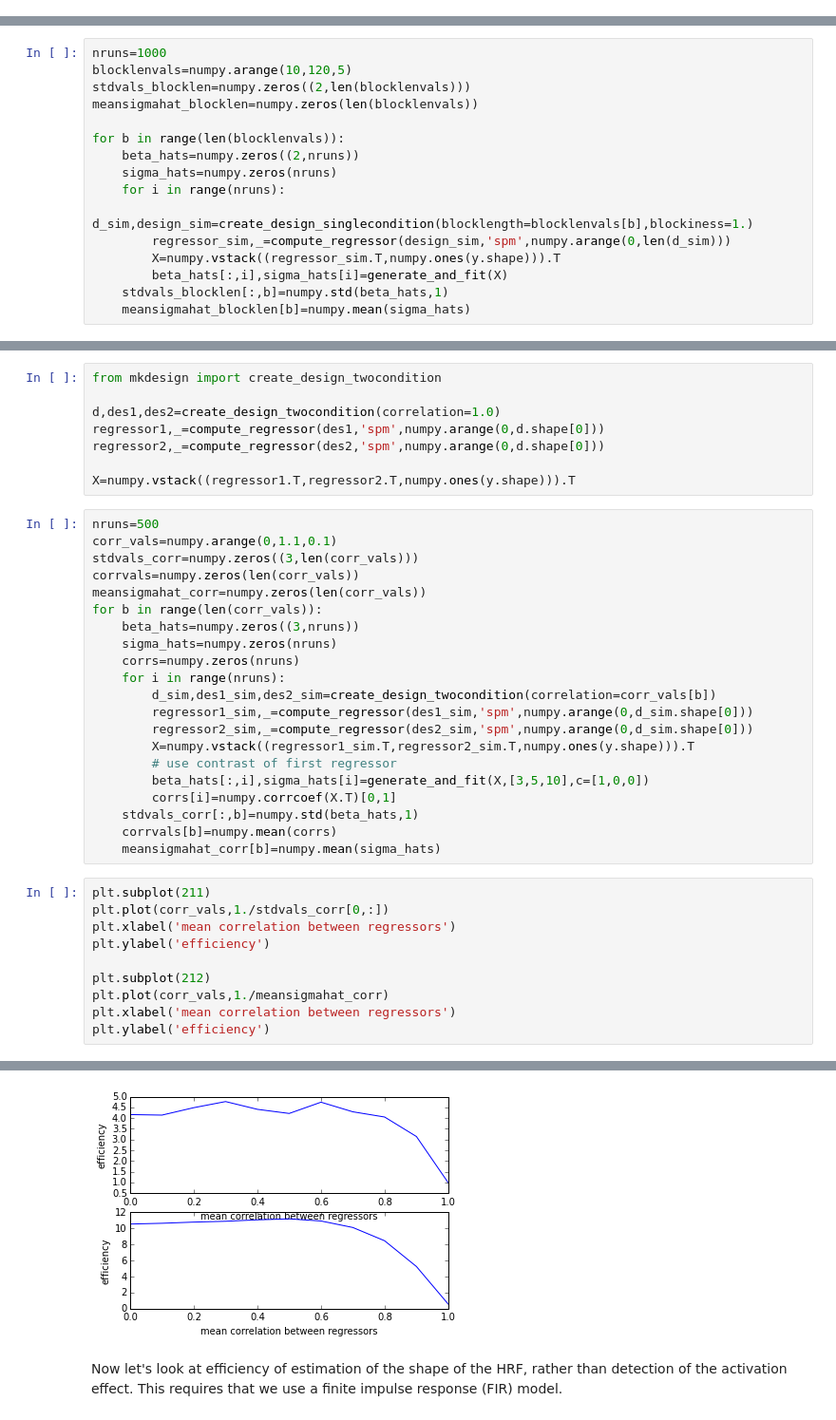
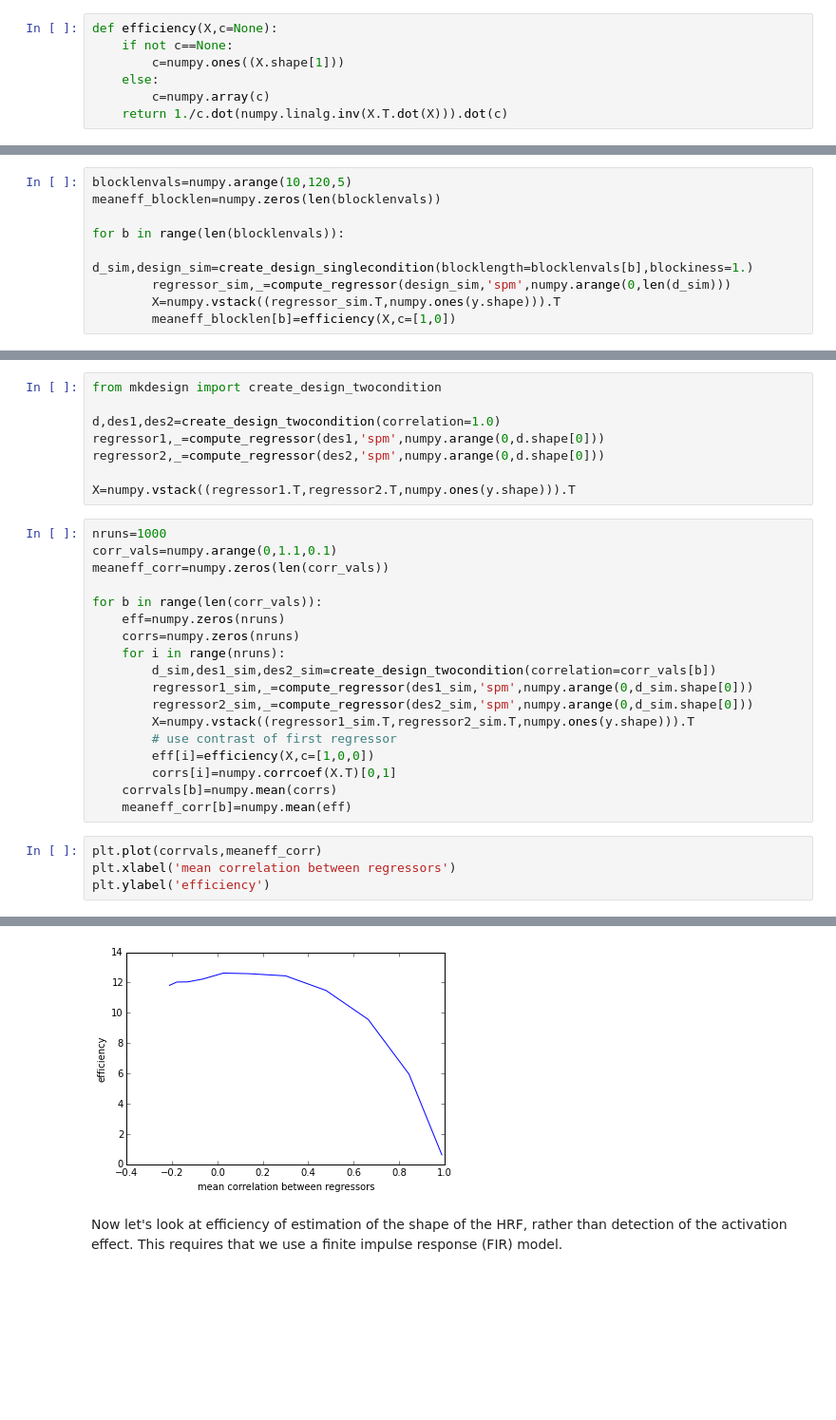
Before and after one commit to poldrack/fmri-analysis-vm, a Jupyter notebook: analysis/efficiency/DesignEfficiency.ipynb, the cells around one changed output, grey strips where cells are left out. Shown at 95% size. Saved outputs shown, nothing was run; the diff lists cells and outputs as text; blank space fills up the shorter version.

Commit message:
removed simulation, use basic efficiency calc

```diff
--- a/analysis/efficiency/DesignEfficiency.ipynb
+++ b/analysis/efficiency/DesignEfficiency.ipynb
@@ -74 +64,8 @@ def generate_and_fit(X,beta=[4,10],c=[1,0]):
+# %%
+def efficiency(X,c=None):
+    if not c==None:
+        c=numpy.ones((X.shape[1]))
+    else:
+        c=numpy.array(c)
+    return 1./c.dot(numpy.linalg.inv(X.T.dot(X))).dot(c)
 # %% [markdown]
@@ -108,17 +99,10 @@ Now let's do a similar simulation looking at the effects of varying block length
 # %%
-nruns=1000
 blocklenvals=numpy.arange(10,120,5)
-stdvals_blocklen=numpy.zeros((2,len(blocklenvals)))
-meansigmahat_blocklen=numpy.zeros(len(blocklenvals))
+meaneff_blocklen=numpy.zeros(len(blocklenvals))
 
 for b in range(len(blocklenvals)):
-    beta_hats=numpy.zeros((2,nruns))
-    sigma_hats=numpy.zeros(nruns)
-    for i in range(nruns):
         d_sim,design_sim=create_design_singlecondition(blocklength=blocklenvals[b],blockiness=1.)
         regressor_sim,_=compute_regressor(design_sim,'spm',numpy.arange(0,len(d_sim)))
         X=numpy.vstack((regressor_sim.T,numpy.ones(y.shape))).T
-        beta_hats[:,i],sigma_hats[i]=generate_and_fit(X)
-    stdvals_blocklen[:,b]=numpy.std(beta_hats,1)
-    meansigmahat_blocklen[b]=numpy.mean(sigma_hats)
+        meaneff_blocklen[b]=efficiency(X,c=[1,0])
 # %%
@@ -145,14 +123,12 @@ regressor2,_=compute_regressor(des2,'spm',numpy.arange(0,d.shape[0]))
 
 X=numpy.vstack((regressor1.T,regressor2.T,numpy.ones(y.shape))).T
 # %%
-nruns=500
+nruns=1000
 corr_vals=numpy.arange(0,1.1,0.1)
-stdvals_corr=numpy.zeros((3,len(corr_vals)))
-corrvals=numpy.zeros(len(corr_vals))
-meansigmahat_corr=numpy.zeros(len(corr_vals))
+meaneff_corr=numpy.zeros(len(corr_vals))
+
 for b in range(len(corr_vals)):
-    beta_hats=numpy.zeros((3,nruns))
-    sigma_hats=numpy.zeros(nruns)
+    eff=numpy.zeros(nruns)
     corrs=numpy.zeros(nruns)
     for i in range(nruns):
         d_sim,des1_sim,des2_sim=create_design_twocondition(correlation=corr_vals[b])
@@ -160,24 +136,17 @@ for b in range(len(corr_vals)):
         regressor2_sim,_=compute_regressor(des2_sim,'spm',numpy.arange(0,d_sim.shape[0]))
         X=numpy.vstack((regressor1_sim.T,regressor2_sim.T,numpy.ones(y.shape))).T
         # use contrast of first regressor
-        beta_hats[:,i],sigma_hats[i]=generate_and_fit(X,[3,5,10],c=[1,0,0])
+        eff[i]=efficiency(X,c=[1,0,0])
         corrs[i]=numpy.corrcoef(X.T)[0,1]
-    stdvals_corr[:,b]=numpy.std(beta_hats,1)
     corrvals[b]=numpy.mean(corrs)
-    meansigmahat_corr[b]=numpy.mean(sigma_hats)
+    meaneff_corr[b]=numpy.mean(eff)
 # %%
-plt.subplot(211)
-plt.plot(corr_vals,1./stdvals_corr[0,:])
+plt.plot(corrvals,meaneff_corr)
 plt.xlabel('mean correlation between regressors')
 plt.ylabel('efficiency')
-
-plt.subplot(212)
-plt.plot(corr_vals,1./meansigmahat_corr)
-plt.xlabel('mean correlation between regressors')
-plt.ylabel('efficiency')
 # %% [output]
 <matplotlib.text.Text at 0x...>
-[figure, old version]
+[figure, new version]
 # %% [markdown]
 Now let's look at efficiency of estimation of the shape of the HRF, rather than detection of the activation effect.  This requires that we use a finite impulse response (FIR) model.
 # %%
```
Also changed, not shown: parts of 10 cells of this notebook, 1 other file.
